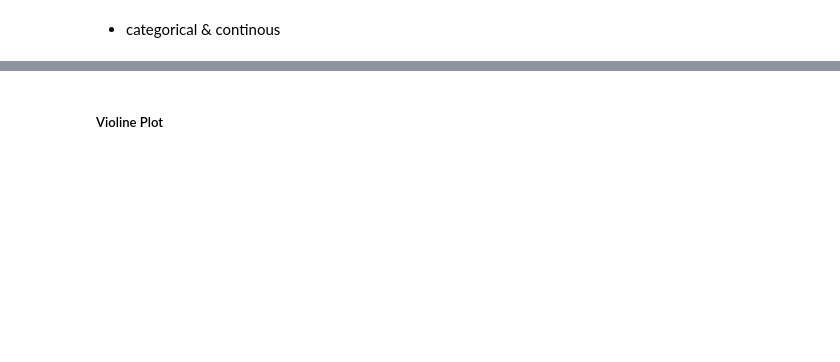
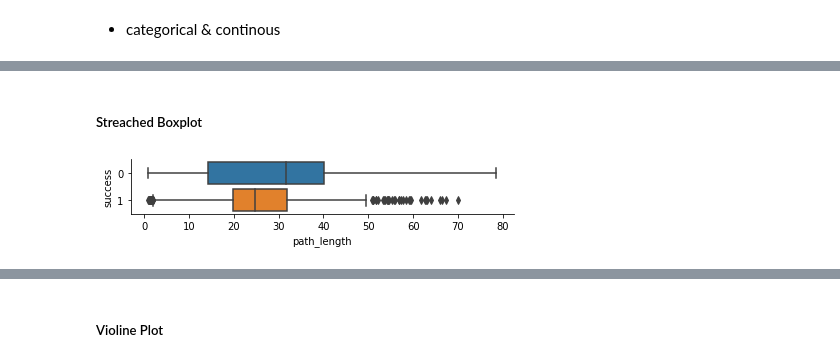
Before and after one commit to ignc-research/arena-evaluation, a Jupyter notebook: 03_plotting/data_visualization.ipynb, the cells around one changed output, grey strips where cells are left out. Drawn from its saved outputs; the diff is of its cells as text; code cells hidden in the pictures; blank space fills up the shorter version.

```diff
--- a/03_plotting/data_visualization.ipynb
+++ b/03_plotting/data_visualization.ipynb
@@ -385,0 +399,7 @@ plt.pie(list)
+# %% [markdown]
+##### Streached Boxplot
+# %%
+g = sns.catplot(data=data, x="path_length", y="success",
+                kind="box", orient="h", height=1.5, aspect=4)
+# %% [output]
+[figure, added]
```
Also changed, not shown: parts of 47 cells of this notebook, 1 other file.
